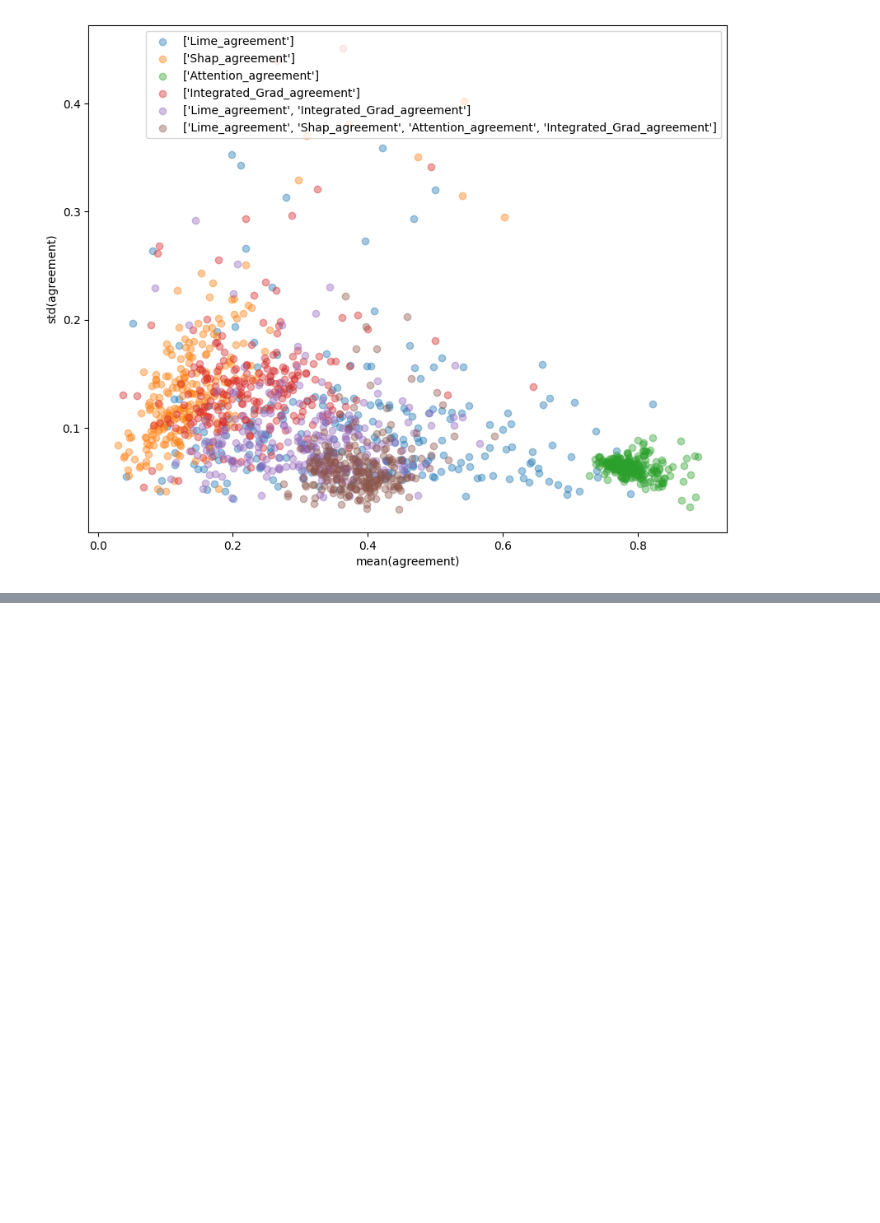
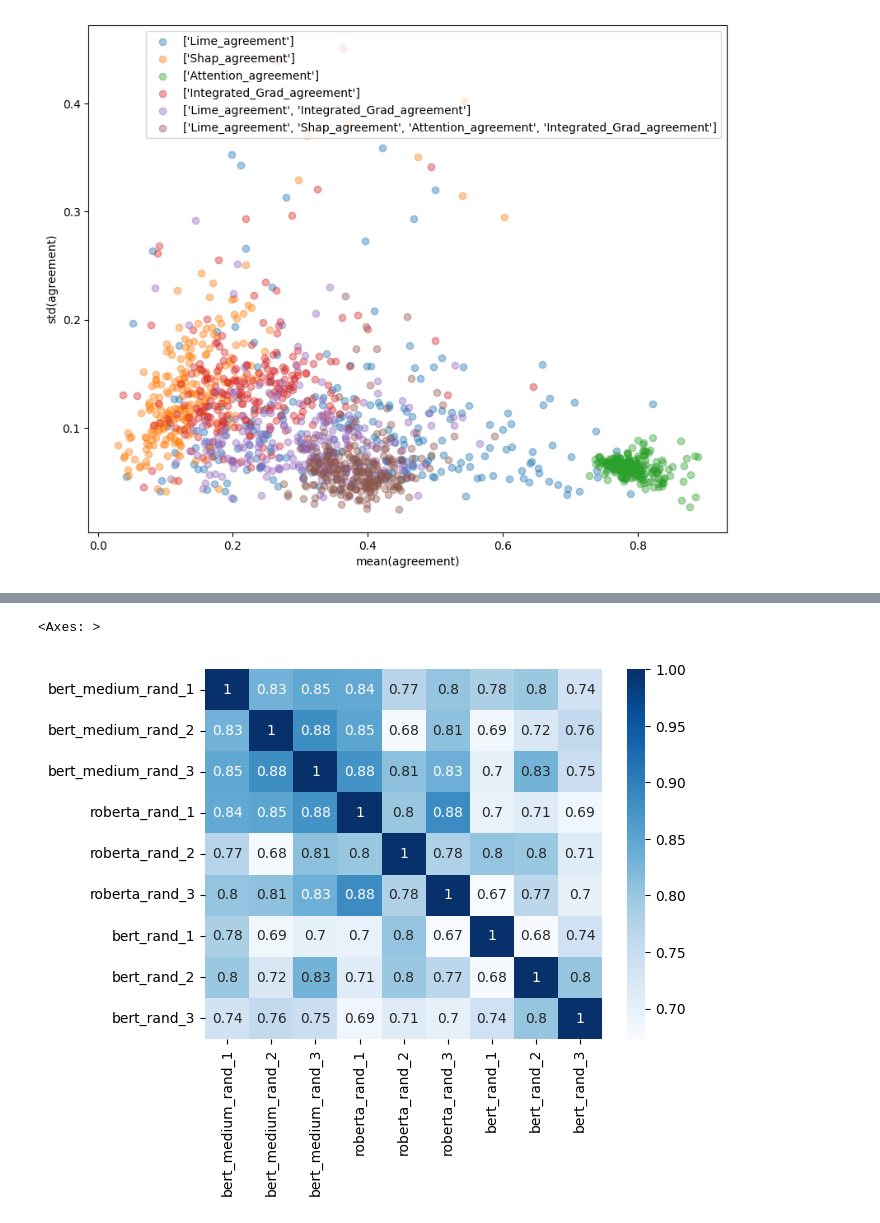
Before and after one commit to dolmas1/MLP_Group_Project, a Jupyter notebook: scripts/Evaluation_notebook.ipynb, the cells around one changed output, grey strips where cells are left out. Cells and saved outputs as stored; diff of their text form; code cells hidden in the pictures; blank space fills up the shorter version.

```diff
--- a/scripts/Evaluation_notebook.ipynb
+++ b/scripts/Evaluation_notebook.ipynb
@@ -112,0 +200,9 @@ for mt in agreement_metrics:
+# %%
+
+
+sns.heatmap((4 - dist_matrix)/4,
+            xticklabels = this_example['Model_id'], yticklabels = this_example['Model_id'],
+            cmap='Blues', annot=True)
+# %% [output]
+<Axes: >
+[figure, added]
```
Also changed, not shown: parts of 10 cells of this notebook.
